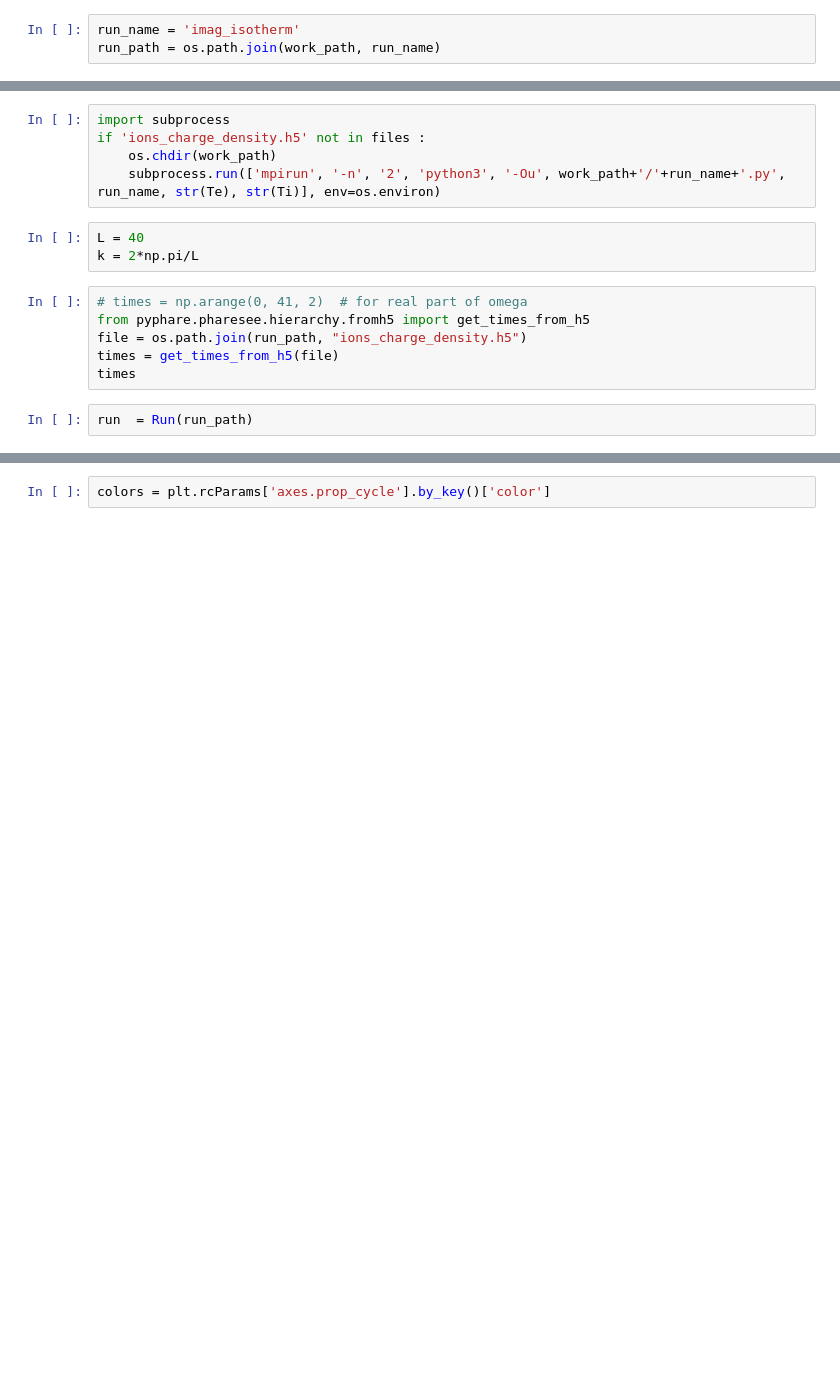
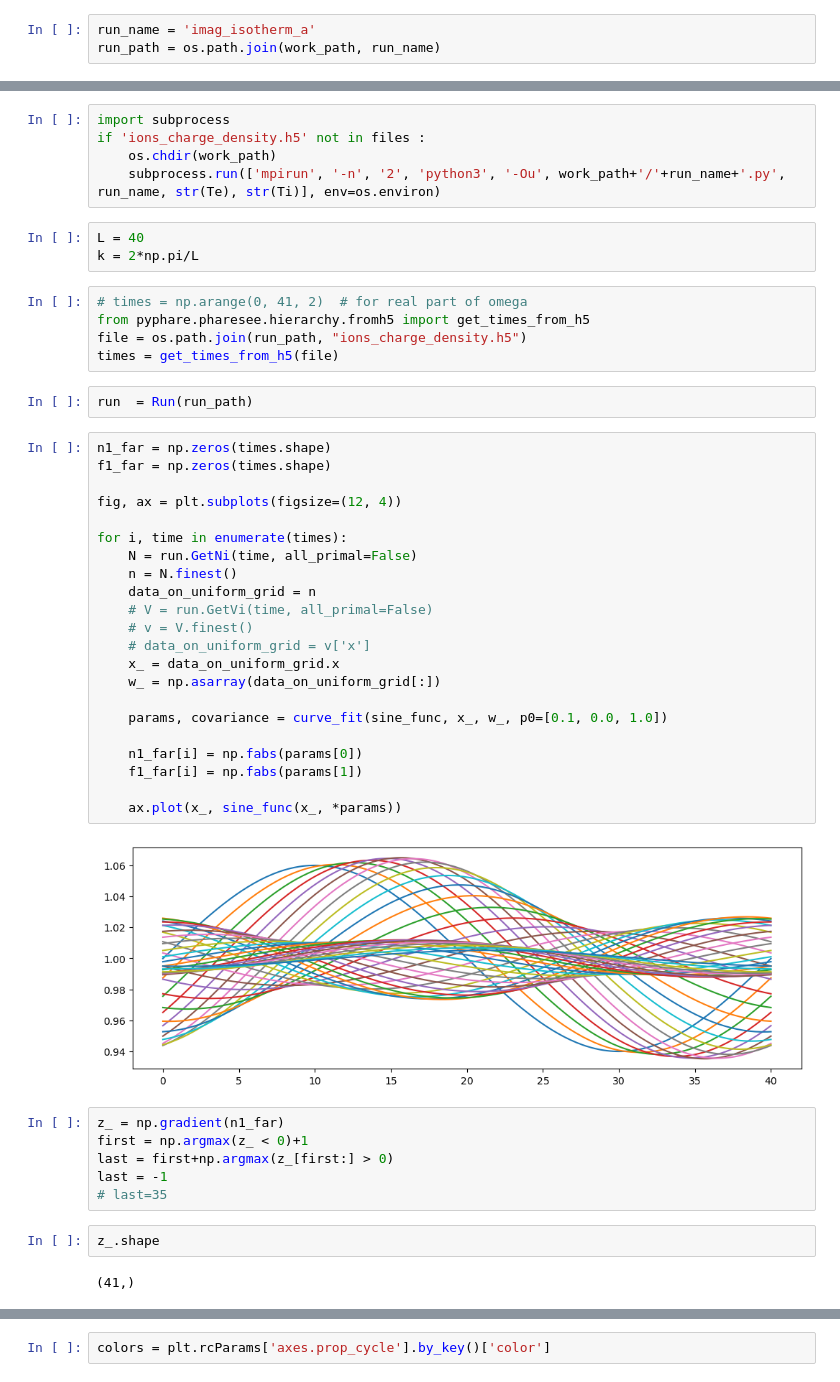
Before and after one commit to rochSmets/farMe, a Jupyter notebook: iaw/iaw.ipynb, the cells around one changed output, grey strips where cells are left out. Cells and saved outputs as stored; diff of their text form; blank space fills up the shorter version.

```diff
--- a/iaw/iaw.ipynb
+++ b/iaw/iaw.ipynb
@@ -178,7 +189,7 @@ $$
 $$
 that is $V_1 = n_1 c_s$ for $n_0 = 1$. To be sure to pick up the right monochromatic ion acoustic mode, we then need to satisfy this polarisation in longitudinal velocity. While the mode is non-dispersive, this is important as the damping rate depends on the wave number $k$, so in a wave packet, each component would be damped at a different rate.
 # %%
-run_name = 'imag_isotherm'
+run_name = 'imag_isotherm_a'
 run_path = os.path.join(work_path, run_name)
 # %%
 Ti = 0.1
@@ -200,6 +214,39 @@ k = 2*np.pi/L
 from pyphare.pharesee.hierarchy.fromh5 import get_times_from_h5
 file = os.path.join(run_path, "ions_charge_density.h5")
 times = get_times_from_h5(file)
-times
 # %%
 run  = Run(run_path)
+# %%
+n1_far = np.zeros(times.shape)
+f1_far = np.zeros(times.shape)
+
+fig, ax = plt.subplots(figsize=(12, 4))
+
+for i, time in enumerate(times):
+    N = run.GetNi(time, all_primal=False)
+    n = N.finest()
+    data_on_uniform_grid = n
+    # V = run.GetVi(time, all_primal=False)
+    # v = V.finest()
+    # data_on_uniform_grid = v['x']
+    x_ = data_on_uniform_grid.x
+    w_ = np.asarray(data_on_uniform_grid[:])
+
+    params, covariance = curve_fit(sine_func, x_, w_, p0=[0.1, 0.0, 1.0])
+
+    n1_far[i] = np.fabs(params[0])
+    f1_far[i] = np.fabs(params[1])
+
+    ax.plot(x_, sine_func(x_, *params))
+# %% [output]
+[figure, added]
+# %%
+z_ = np.gradient(n1_far)
+first = np.argmax(z_ < 0)+1
+last = first+np.argmax(z_[first:] > 0)
+last = -1
+# last=35
+# %%
+z_.shape
+# %% [output]
+(41,)
```
Also changed, not shown: parts of 20 cells of this notebook, 2 other files.
